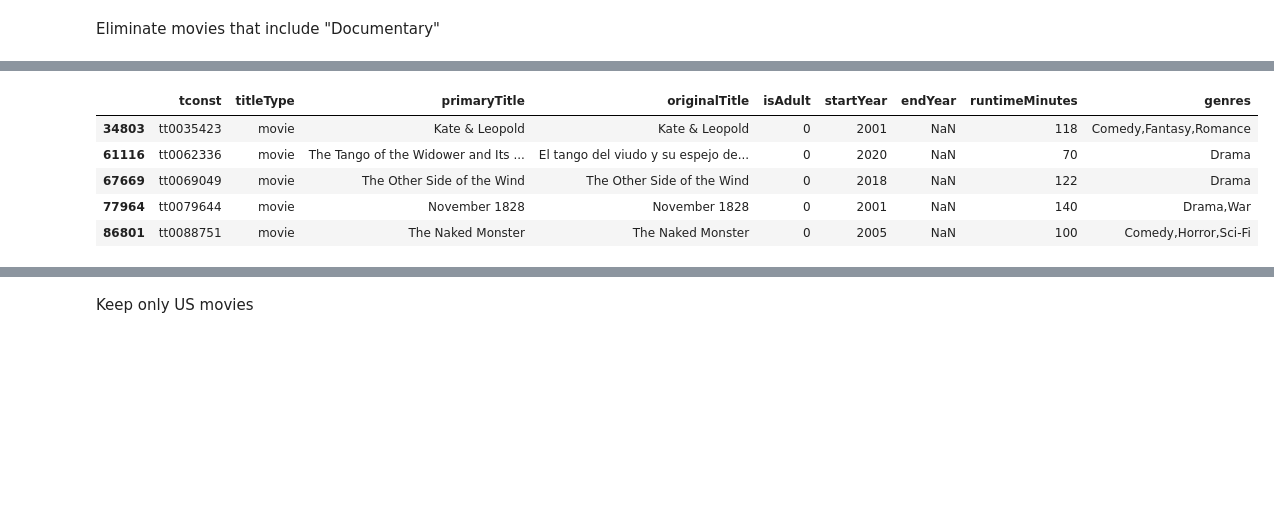
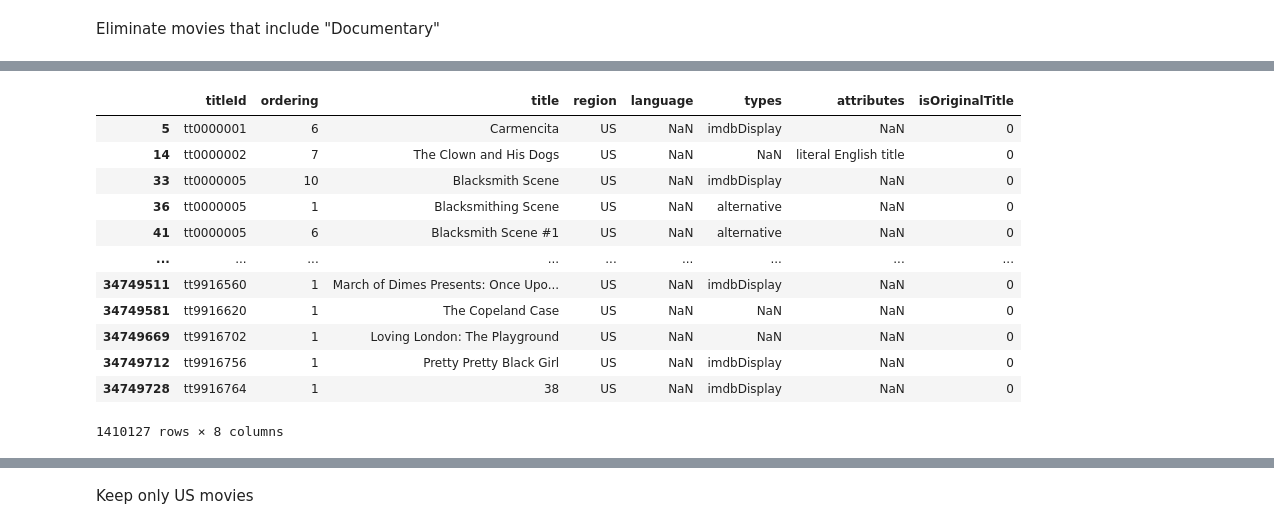
Before and after one commit to ahmadalmasri270/Project_3, a Jupyter notebook: project_3.ipynb, the cells around one changed output, grey strips where cells are left out. Drawn from its saved outputs; the diff is of its cells as text; code cells hidden in the pictures; blank space fills up the shorter version.

```diff
--- a/project_3.ipynb
+++ b/project_3.ipynb
@@ -129,12 +215,20 @@ Eliminate movies that include "Documentary"
 # %%
-basics.head()
+akas  = akas[akas['region'] == 'US']
+akas
 # %% [output]
-|  | tconst | titleType | primaryTitle | originalTitle | isAdult | startYear | endYear | runtimeMinutes | genres |
-| 34803 | tt0035423 | movie | Kate & Leopold | Kate & Leopold | 0 | 2001 | NaN | 118 | Comedy,Fantasy,Romance |
-| 61116 | tt0062336 | movie | The Tango of the Widower and Its ... | El tango del viudo y su espejo de... | 0 | 2020 | NaN | 70 | Drama |
-| 67669 | tt0069049 | movie | The Other Side of the Wind | The Other Side of the Wind | 0 | 2018 | NaN | 122 | Drama |
-| 77964 | tt0079644 | movie | November 1828 | November 1828 | 0 | 2001 | NaN | 140 | Drama,War |
-| 86801 | tt0088751 | movie | The Naked Monster | The Naked Monster | 0 | 2005 | NaN | 100 | Comedy,Horror,Sci-Fi |
+|  | titleId | ordering | title | region | language | types | attributes | isOriginalTitle |
+| 5 | tt0000001 | 6 | Carmencita | US | NaN | imdbDisplay | NaN | 0 |
+| 14 | tt0000002 | 7 | The Clown and His Dogs | US | NaN | NaN | literal English title | 0 |
+| 33 | tt0000005 | 10 | Blacksmith Scene | US | NaN | imdbDisplay | NaN | 0 |
+| 36 | tt0000005 | 1 | Blacksmithing Scene | US | NaN | alternative | NaN | 0 |
+| 41 | tt0000005 | 6 | Blacksmith Scene #1 | US | NaN | alternative | NaN | 0 |
+| ... | ... | ... | ... | ... | ... | ... | ... | ... |
+| 34749511 | tt9916560 | 1 | March of Dimes Presents: Once Upo... | US | NaN | imdbDisplay | NaN | 0 |
+| 34749581 | tt9916620 | 1 | The Copeland Case | US | NaN | NaN | NaN | 0 |
+| 34749669 | tt9916702 | 1 | Loving London: The Playground | US | NaN | NaN | NaN | 0 |
+| 34749712 | tt9916756 | 1 | Pretty Pretty Black Girl | US | NaN | imdbDisplay | NaN | 0 |
+| 34749728 | tt9916764 | 1 | 38 | US | NaN | imdbDisplay | NaN | 0 |
+1410127 rows × 8 columns
 # %%
 keepers =basics['tconst'].isin(akas['titleId'])
 keepers
```
Also changed, not shown: parts of 20 cells of this notebook.
